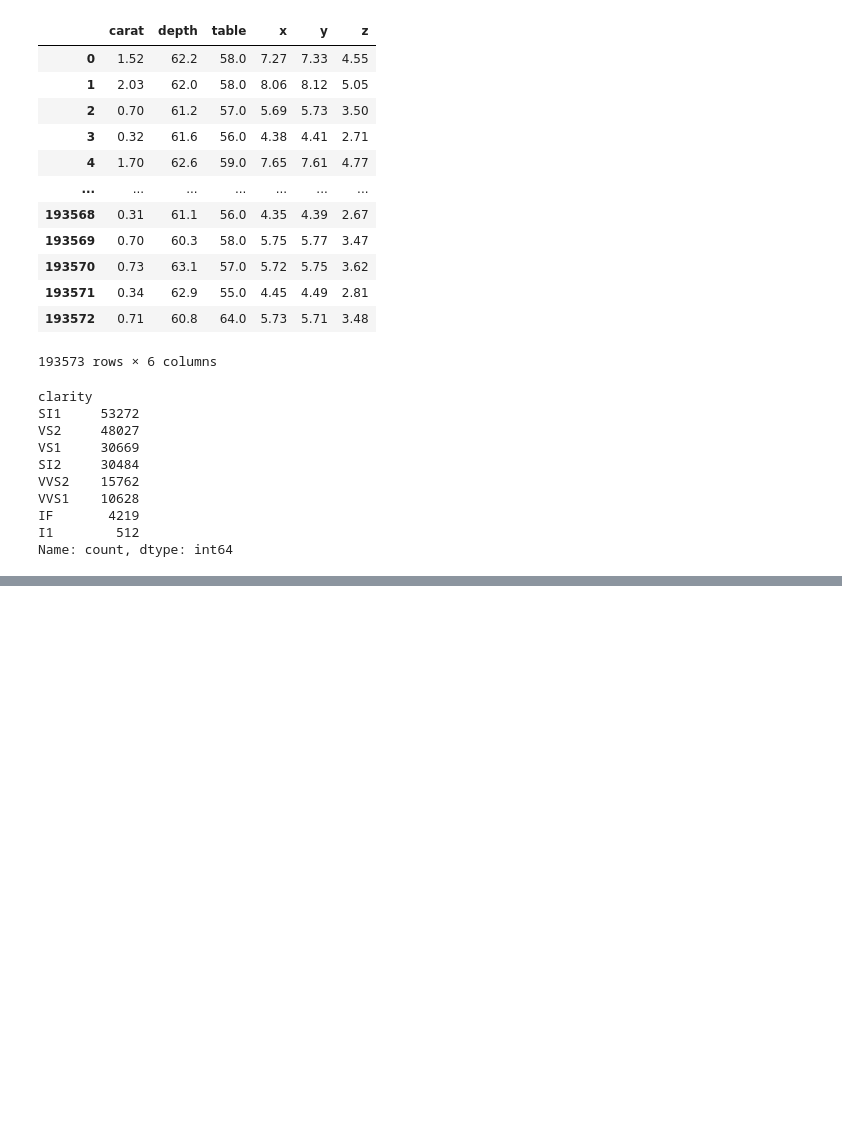
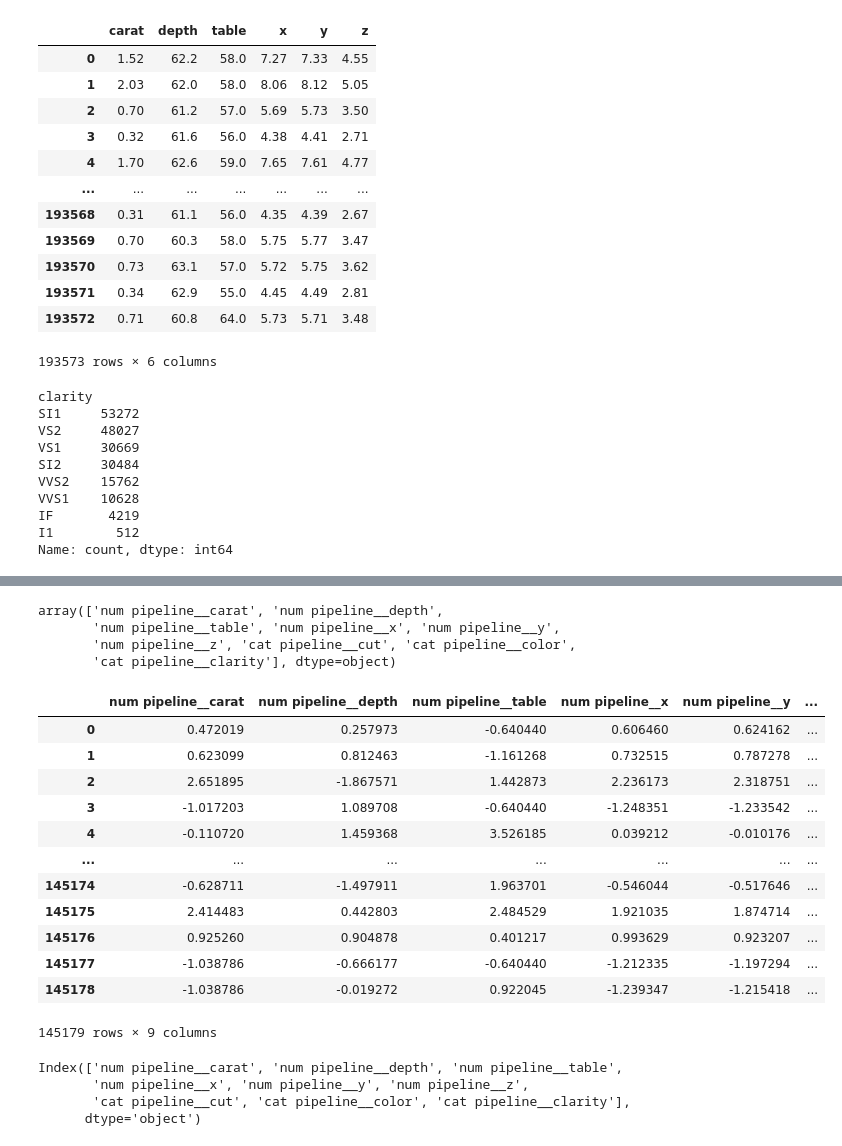
Before and after one commit to Subham0003/INEURO, a Jupyter notebook: experiment/experiment.ipynb, the cells around one changed output, grey strips where cells are left out. Drawn from its saved outputs; the diff is of its cells as text; code cells hidden in the pictures; blank space fills up the shorter version.

```diff
--- a/experiment/experiment.ipynb
+++ b/experiment/experiment.ipynb
@@ -277,0 +345,4 @@ TypeError: __init__() missing 1 required positional argument: 'steps'
+# %%
+X_train,X_test,y_train,y_test=train_test_split(X,y,test_size=0.25,random_state=42,)
+# %%
+preprocessor.fit_transform(X_train)
@@ -277,0 +363,2 @@ TypeError: __init__() missing 1 required positional argument: 'steps'
+# %%
+preprocessor.fit_transform(X_test)
@@ -277,0 +379,33 @@ TypeError: __init__() missing 1 required positional argument: 'steps'
+# %%
+preprocessor.get_feature_names_out()
+# %% [output]
+array(['num pipeline__carat', 'num pipeline__depth',
+       'num pipeline__table', 'num pipeline__x', 'num pipeline__y',
+       'num pipeline__z', 'cat pipeline__cut', 'cat pipeline__color',
+       'cat pipeline__clarity'], dtype=object)
+# %%
+X_train=pd.DataFrame(preprocessor.fit_transform(X_train),columns=preprocessor.get_feature_names_out())
+X_test=pd.DataFrame(preprocessor.transform(X_test),columns=preprocessor.get_feature_names_out())
+# %%
+X_train
+# %% [output]
+|  | num pipeline__carat | num pipeline__depth | num pipeline__table | num pipeline__x | num pipeline__y | ... |
+| 0 | 0.472019 | 0.257973 | -0.640440 | 0.606460 | 0.624162 | ... |
+| 1 | 0.623099 | 0.812463 | -1.161268 | 0.732515 | 0.787278 | ... |
+| 2 | 2.651895 | -1.867571 | 1.442873 | 2.236173 | 2.318751 | ... |
+| 3 | -1.017203 | 1.089708 | -0.640440 | -1.248351 | -1.233542 | ... |
+| 4 | -0.110720 | 1.459368 | 3.526185 | 0.039212 | -0.010176 | ... |
+| ... | ... | ... | ... | ... | ... | ... |
+| 145174 | -0.628711 | -1.497911 | 1.963701 | -0.546044 | -0.517646 | ... |
+| 145175 | 2.414483 | 0.442803 | 2.484529 | 1.921035 | 1.874714 | ... |
+| 145176 | 0.925260 | 0.904878 | 0.401217 | 0.993629 | 0.923207 | ... |
+| 145177 | -1.038786 | -0.666177 | -0.640440 | -1.212335 | -1.197294 | ... |
+| 145178 | -1.038786 | -0.019272 | 0.922045 | -1.239347 | -1.215418 | ... |
+145179 rows × 9 columns
+# %%
+X_train.columns
+# %% [output]
+Index(['num pipeline__carat', 'num pipeline__depth', 'num pipeline__table',
+       'num pipeline__x', 'num pipeline__y', 'num pipeline__z',
+       'cat pipeline__cut', 'cat pipeline__color', 'cat pipeline__clarity'],
+      dtype='object')
```
Also changed, not shown: parts of 14 cells of this notebook.
